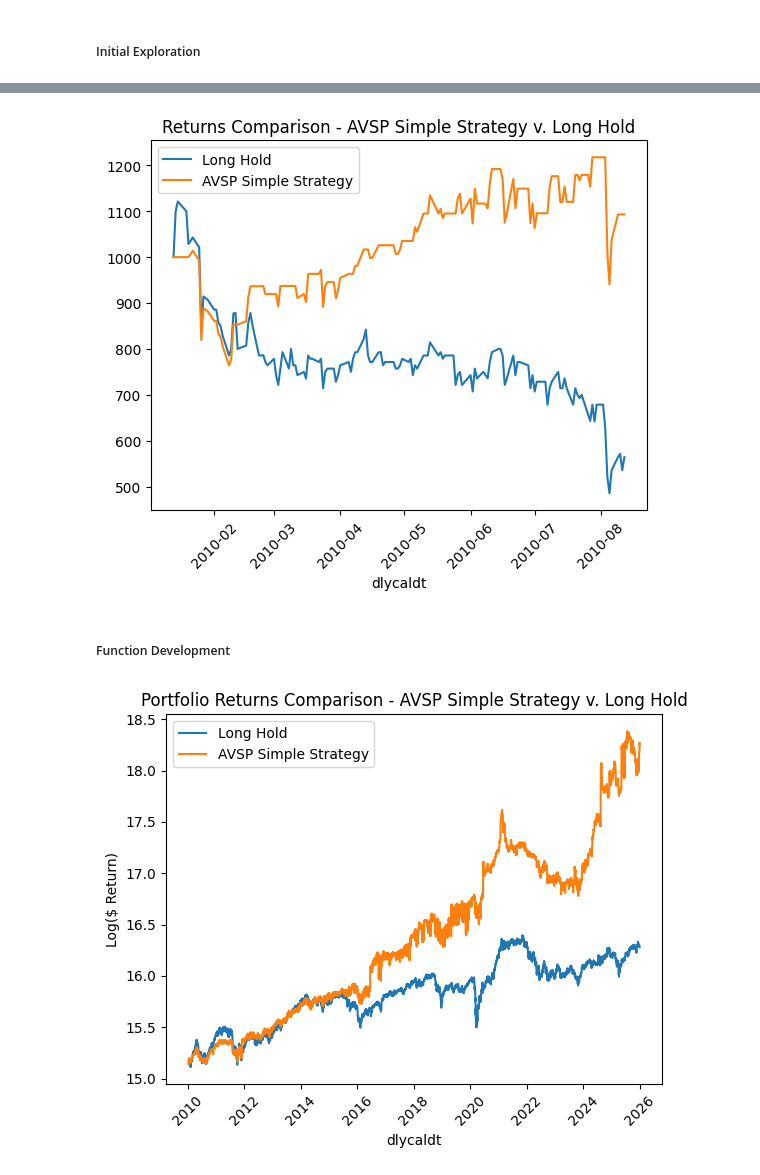
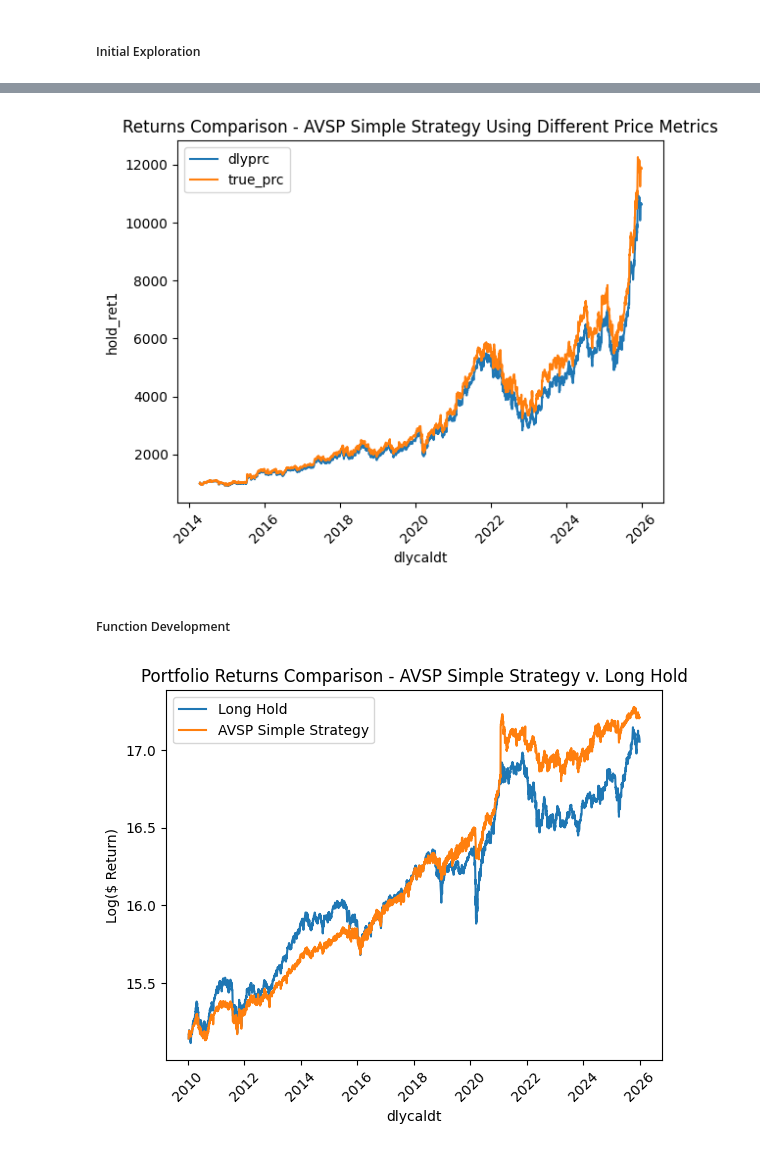
Before and after one commit to jgte29/datasci207sec10su26-group2-finalproj, a Jupyter notebook: avsp_simple_strategy.ipynb, the cells around one changed output, grey strips where cells are left out. Drawn from its saved outputs; the diff is of its cells as text; code cells hidden in the pictures.

Commit message:
Finished the simple strategy with the corrected price metrics

```diff
--- a/avsp_simple_strategy.ipynb
+++ b/avsp_simple_strategy.ipynb
@@ -14,7 +15,7 @@ warnings.filterwarnings('ignore')
 - Will start with $1000 for each stock.
 - Buying will use up all capital for that stock and selling will sell all units of a stock.
 # %%
-NUM_COL = 'dlyclose'
+NUM_COL = 'true_prc'
 DATE_COL = 'dlycaldt'
 TICKER_COL1 = 'permno'
 TICKER_COL2 = 'ticker'
@@ -35,9 +36,8 @@ avsp.head()
 # %% [markdown]
 ##### Initial Exploration
 # %%
-ticker1 = 92212
-ticker2 = "AMIN"
-df = avsp[(avsp[TICKER_COL1] == ticker1) & (avsp[TICKER_COL2] == ticker2)].set_index(DATE_COL)
+ticker2 = "GOOGL"
+df = avsp[(avsp[TICKER_COL2] == ticker2)].set_index(DATE_COL)
 
 fig, ax1 = plt.subplots()
 
@@ -88,3 +88,17 @@ for _, row in df.iterrows():
     ### Current Return of the Strategy
     ### Cash Balance + Value of Held Stock
     returns.append(curr_b + curr_vol * num)
+# %%
+start_vol = START_BALANCE / df['dlyclose'].iloc[0]
+
+hold_ret = start_vol * df['dlyclose'].values * (18.51)**(df.index > dt.datetime(year=2022, day=15, month=7))
+
+df['hold_ret1'] = hold_ret
+
+sns.lineplot(x=df.index, y=hold_ret, label="Long Hold")
+sns.lineplot(x=df.index, y=returns, label="AVSP Simple Strategy")
+
+plt.title("Returns Comparison - AVSP Simple Strategy v. Long Hold (Using dlyprc)")
+plt.xticks(rotation=45)
+plt.legend()
+plt.show()
@@ -90,0 +107,14 @@ for _, row in df.iterrows():
+# %%
+start_vol = START_BALANCE / df[NUM_COL].iloc[0]
+
+hold_ret = start_vol * df[NUM_COL].values
+
+df['hold_ret2'] = hold_ret
+
+sns.lineplot(x=df.index, y=hold_ret, label="Long Hold")
+sns.lineplot(x=df.index, y=returns, label="AVSP Simple Strategy")
+
+plt.title("Returns Comparison - AVSP Simple Strategy v. Long Hold (Using true_prc)")
+plt.xticks(rotation=45)
+plt.legend()
+plt.show()
@@ -91,17 +123,17 @@ for _, row in df.iterrows():
 # %%
 start_vol = START_BALANCE / df[NUM_COL].iloc[0]
 
 hold_ret = start_vol * df[NUM_COL].values
 
-sns.lineplot(x=df.index, y=hold_ret, label="Long Hold")
-sns.lineplot(x=df.index, y=returns, label="AVSP Simple Strategy")
+sns.lineplot(x=df.index, y=df['hold_ret1'], label="dlyprc")
+sns.lineplot(x=df.index, y=df['hold_ret2'], label="true_prc")
 
-plt.title("Returns Comparison - AVSP Simple Strategy v. Long Hold")
+plt.title("Returns Comparison - AVSP Simple Strategy Using Different Price Metrics")
 plt.xticks(rotation=45)
 plt.legend()
 plt.show()
 # %% [output]
-[figure, old version]
+[figure, new version]
 # %% [markdown]
 ##### Function Development
 # %%
@@ -180,7 +212,7 @@ plt.xticks(rotation=45)
 plt.legend()
 plt.show()
 # %% [output]
-[figure, old version]
+[figure, new version]
 # %%
 plot_df = ret_df.groupby(by=DATE_COL).agg({"strat_ret" : "sum", "hold_ret" : "sum", TICKER_COL1 : "count"}).rename(columns={TICKER_COL1:"num_stocks"})
 plot_df['base_bal'] = plot_df["num_stocks"] * START_BALANCE
```
Also changed, not shown: parts of 9 cells of this notebook, 1 other file.
